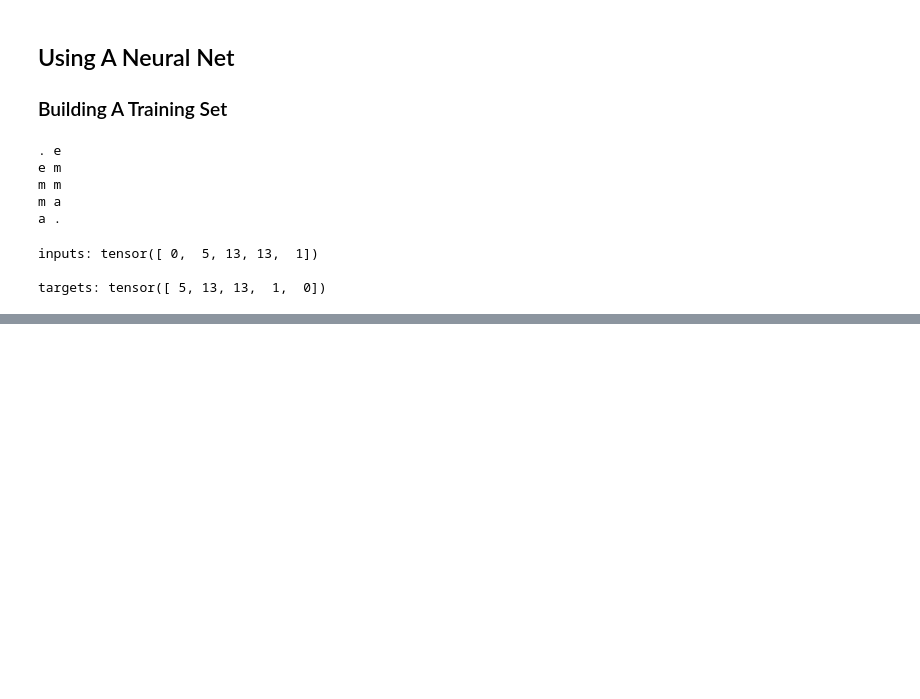
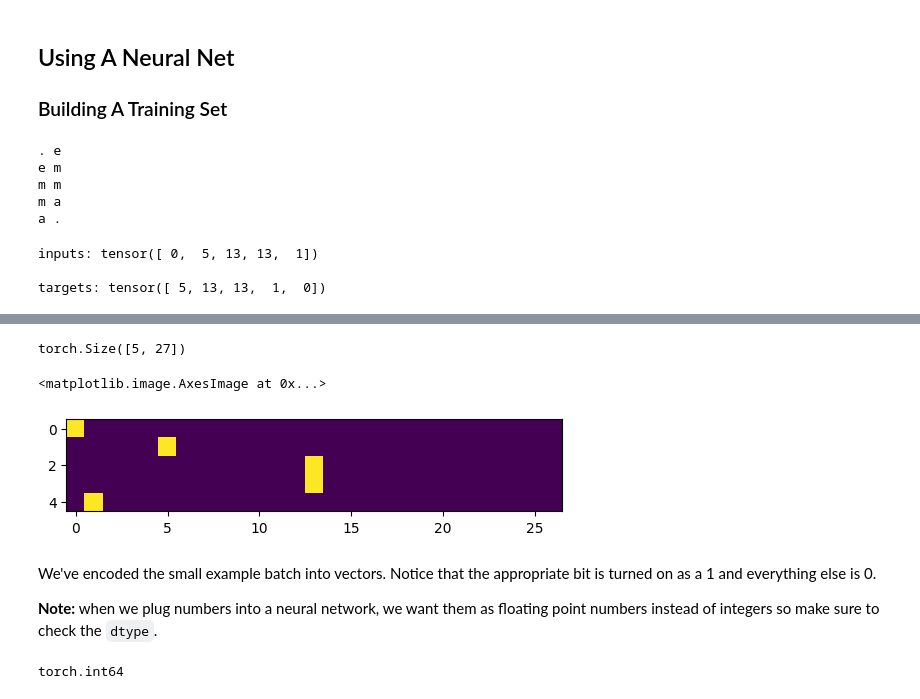
Before and after one commit to startswithzed/neural-nets-playground, a Jupyter notebook: makemore/makemore.ipynb, the cells around one changed output, grey strips where cells are left out. Drawn from its saved outputs; the diff is of its cells as text; code cells hidden in the pictures; blank space fills up the shorter version.

Commit message:
feat(makemore): add neurons to the network

```diff
--- a/makemore/makemore.ipynb
+++ b/makemore/makemore.ipynb
@@ -419,0 +429,3 @@ Neural Networks are made up of neurons which have weights assciated with them. T
+# %%
+inputs_enc = F.one_hot(inputs, num_classes=27) # num_classes is how large the vector should be. We have 27 ints in our vocab hence 27
+inputs_enc
@@ -419,0 +443,17 @@ Neural Networks are made up of neurons which have weights assciated with them. T
+# %%
+inputs_enc.shape
+# %% [output]
+torch.Size([5, 27])
+# %%
+plot.imshow(inputs_enc)
+# %% [output]
+<matplotlib.image.AxesImage at 0x...>
+[figure, added]
+# %% [markdown]
+We've encoded the small example batch into vectors. Notice that the appropriate bit is turned on as a 1 and everything else is 0.
+
+**Note:** when we plug numbers into a neural network, we want them as floating point numbers instead of integers so make sure to check the `dtype`.
+# %%
+inputs_enc.dtype
+# %% [output]
+torch.int64
```
Also changed, not shown: parts of 18 cells of this notebook.
